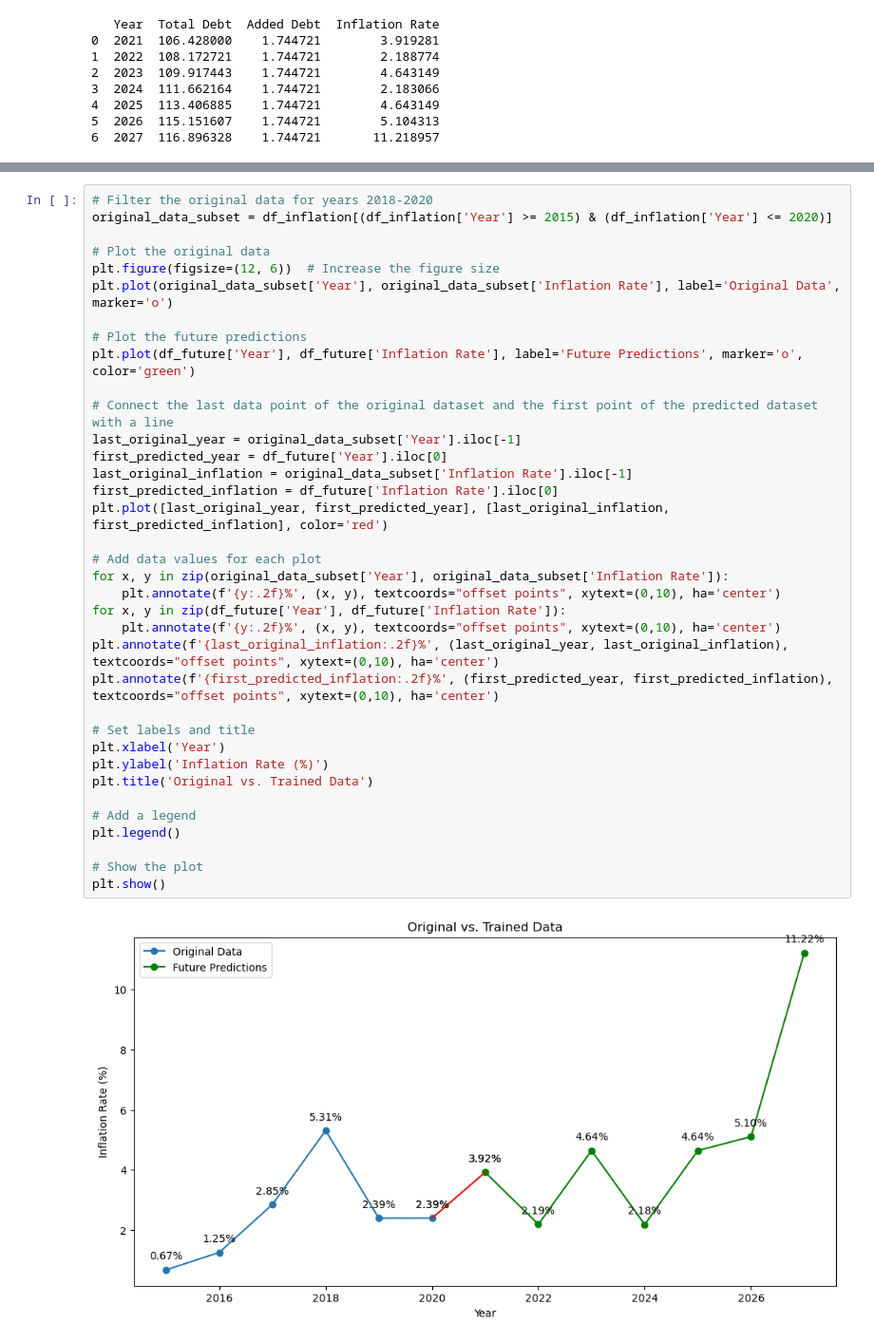
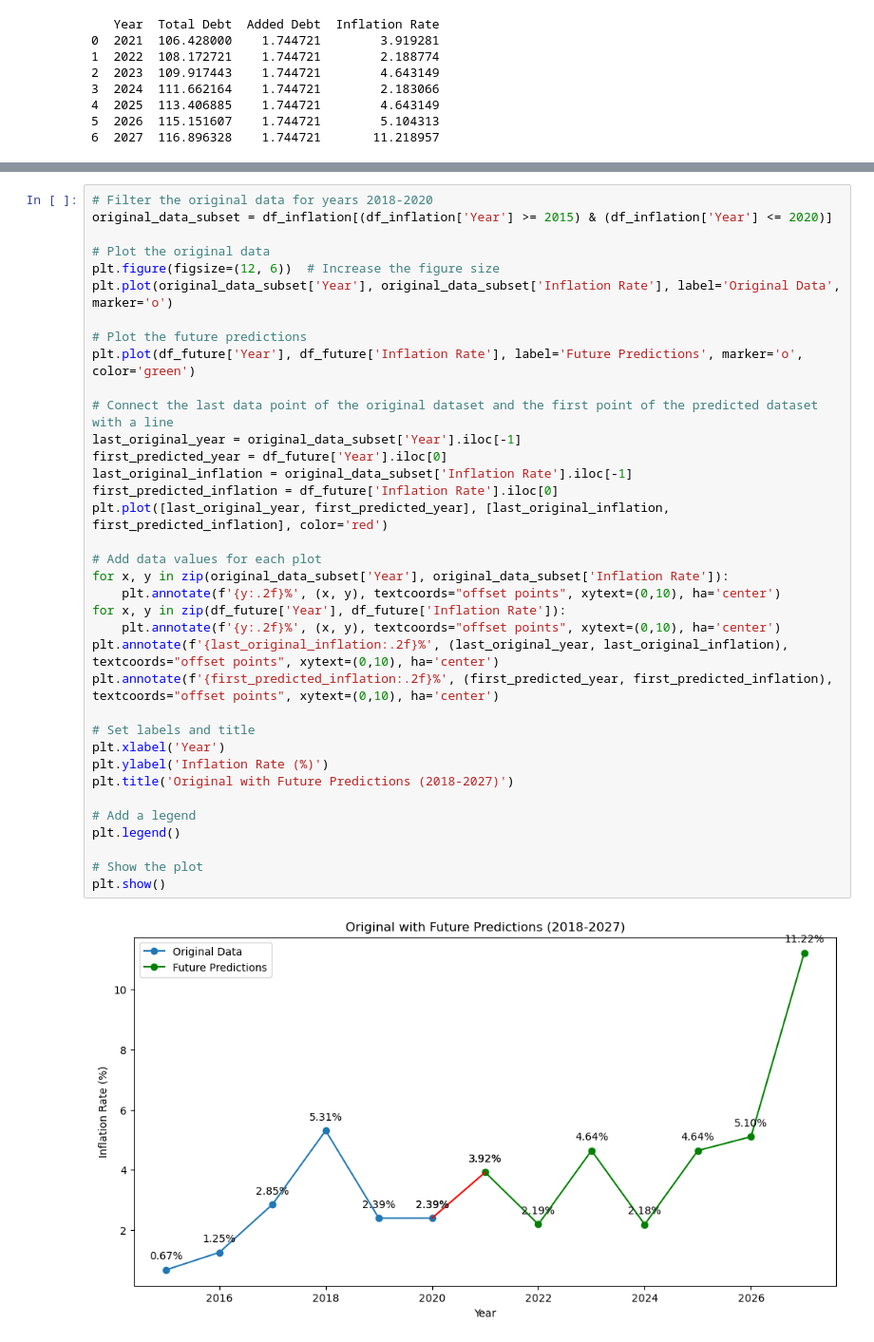
Before and after one commit to Giyanellow/Time-Series-Analysis-on-Philippine-Debt-and-Inflation, a Jupyter notebook: CAPSTONE PROJECT.ipynb, the cells around one changed output, grey strips where cells are left out. Shown at 95% size. Saved outputs shown, nothing was run; the diff lists cells and outputs as text.

```diff
--- a/CAPSTONE PROJECT.ipynb
+++ b/CAPSTONE PROJECT.ipynb
@@ -574,32 +576,32 @@ plt.figure(figsize=(12, 6))  # Increase the figure size
 plt.plot(original_data_subset['Year'], original_data_subset['Inflation Rate'], label='Original Data', marker='o')
 
 # Plot the future predictions
 plt.plot(df_future['Year'], df_future['Inflation Rate'], label='Future Predictions', marker='o', color='green')
 
 # Connect the last data point of the original dataset and the first point of the predicted dataset with a line
 last_original_year = original_data_subset['Year'].iloc[-1]
 first_predicted_year = df_future['Year'].iloc[0]
 last_original_inflation = original_data_subset['Inflation Rate'].iloc[-1]
 first_predicted_inflation = df_future['Inflation Rate'].iloc[0]
 plt.plot([last_original_year, first_predicted_year], [last_original_inflation, first_predicted_inflation], color='red')
 
 # Add data values for each plot
 for x, y in zip(original_data_subset['Year'], original_data_subset['Inflation Rate']):
     plt.annotate(f'{y:.2f}%', (x, y), textcoords="offset points", xytext=(0,10), ha='center')
 for x, y in zip(df_future['Year'], df_future['Inflation Rate']):
     plt.annotate(f'{y:.2f}%', (x, y), textcoords="offset points", xytext=(0,10), ha='center')
 plt.annotate(f'{last_original_inflation:.2f}%', (last_original_year, last_original_inflation), textcoords="offset points", xytext=(0,10), ha='center')
 plt.annotate(f'{first_predicted_inflation:.2f}%', (first_predicted_year, first_predicted_inflation), textcoords="offset points", xytext=(0,10), ha='center')
 
 # Set labels and title
 plt.xlabel('Year')
 plt.ylabel('Inflation Rate (%)')
-plt.title('Original vs. Trained Data')
+plt.title('Original with Future Predictions (2018-2027)')
 
 # Add a legend
 plt.legend()
 
 # Show the plot
 plt.show()
 # %% [output]
-[figure, old version]
+[figure, new version]
```
Also changed, not shown: parts of 2 cells of this notebook, 1 other file.
